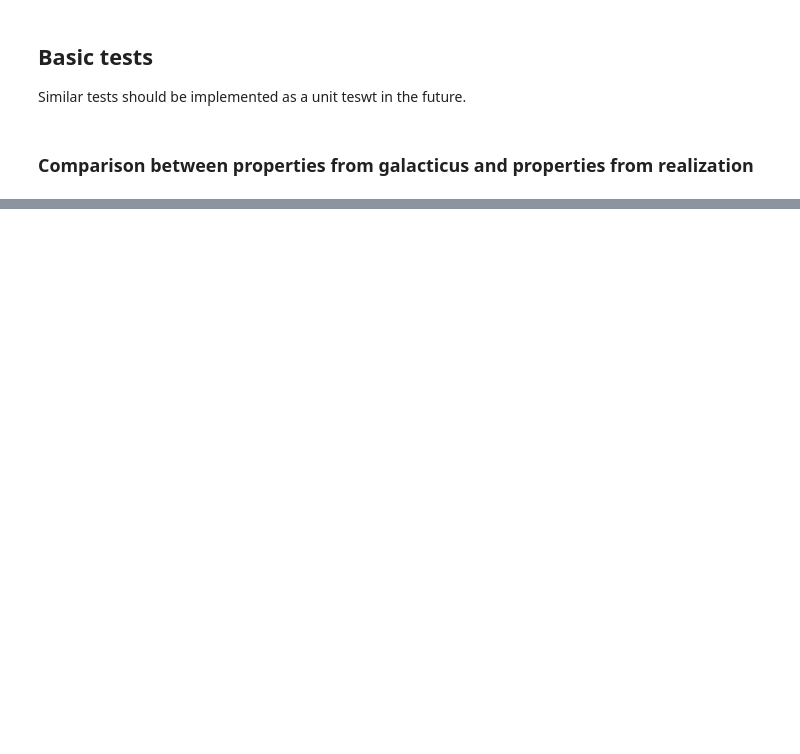
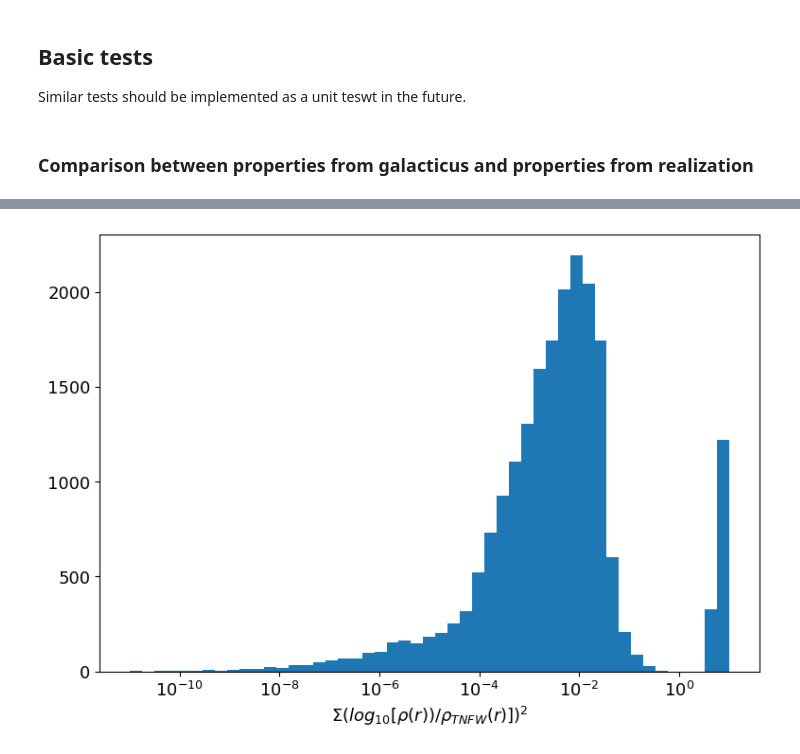
Before and after one commit to dangilman/pyHalo, a Jupyter notebook: example_notebooks/from_galacticus_debug.ipynb, the cells around one changed output, grey strips where cells are left out. Drawn from its saved outputs; the diff is of its cells as text; code cells hidden in the pictures; blank space fills up the shorter version.

```diff
--- a/example_notebooks/from_galacticus_debug.ipynb
+++ b/example_notebooks/from_galacticus_debug.ipynb
@@ -199,0 +230,13 @@ random.randrange(0,99)
+# %%
+fitmetric = galacticusfile["Outputs"]["Output1"]['metricTidalTruncationNFW']
+
+fig, ax = plt.subplots(figsize = (9, 6))
+
+ax.hist(fitmetric,bins=np.logspace(-11,1))
+ax.set_xlabel(r"$\Sigma (log_{10}[\rho(r))/\rho_{TNFW}(r)])^{2}$")
+
+
+ax.set_xscale("log")
+#ax.set_yscale("log")
+# %% [output]
+[figure, added]
```
Also changed, not shown: parts of 12 cells of this notebook, 2 other files.
